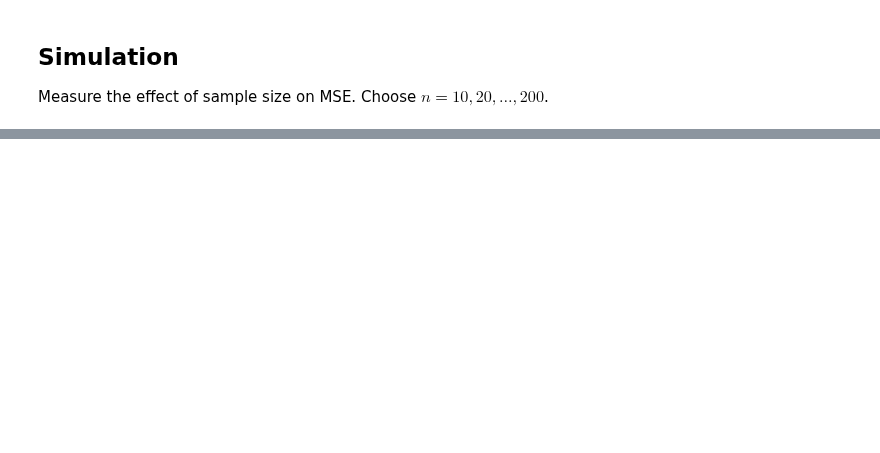
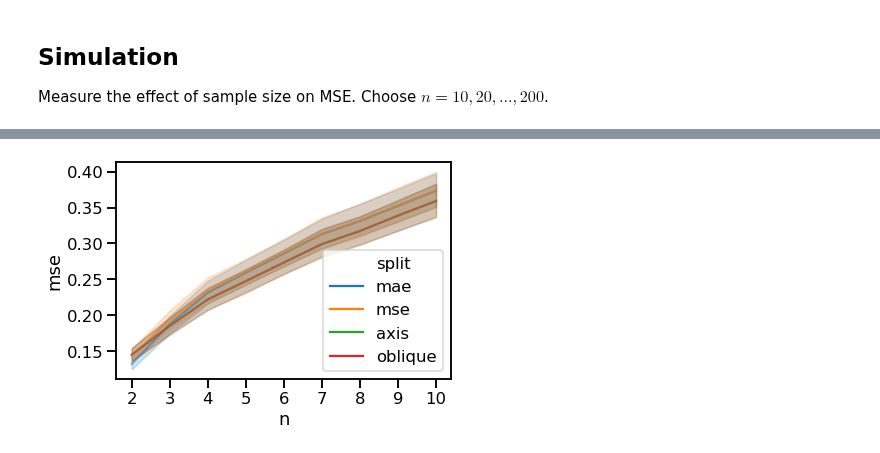
Before and after one commit to NeuroDataDesign/tealeaf, a Jupyter notebook: vivek/rf/vg_split_experiment_16_10_2019.ipynb, the cells around one changed output, grey strips where cells are left out. Cells and saved outputs as stored; diff of their text form; code cells hidden in the pictures; blank space fills up the shorter version.

```diff
--- a/vivek/rf/vg_split_experiment_16_10_2019.ipynb
+++ b/vivek/rf/vg_split_experiment_16_10_2019.ipynb
@@ -154,0 +117,7 @@ with sns.plotting_context("talk", font_scale=1):
+# %%
+with sns.plotting_context("talk", font_scale=1):
+
+    f = sns.lineplot(x="n_dim", y="mse", hue="split", data=df, alpha=0.5)
+    f.set(xlabel="n", ylabel="mse")
+# %% [output]
+[figure, added]
```
Also changed, not shown: parts of 17 cells of this notebook.
